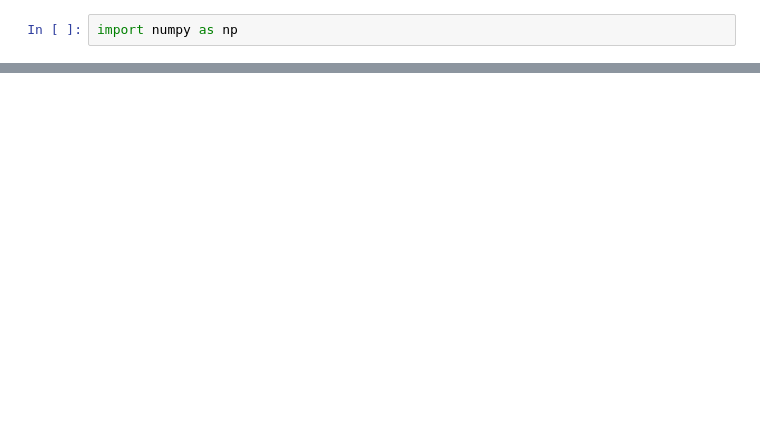
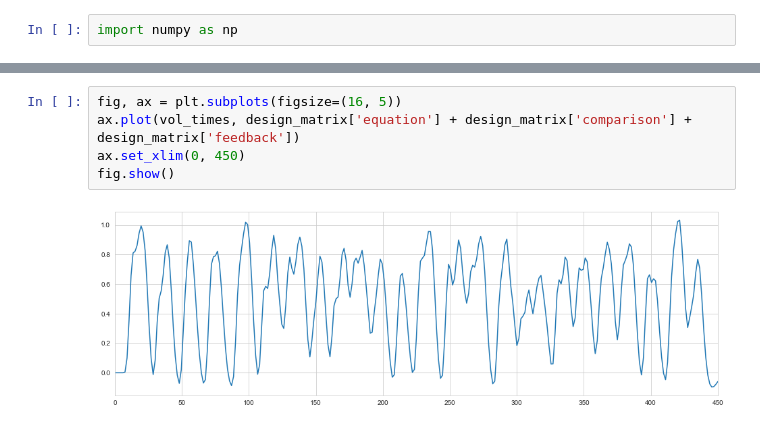
Before and after one commit to NBCLab/arithmetic-task, a Jupyter notebook: determine_timing.ipynb, the cells around one changed output, grey strips where cells are left out. Saved outputs shown, nothing was run; the diff lists cells and outputs as text; blank space fills up the shorter version.

```diff
--- a/determine_timing.ipynb
+++ b/determine_timing.ipynb
@@ -64,0 +146,7 @@ durations
+# %%
+fig, ax = plt.subplots(figsize=(16, 5))
+ax.plot(vol_times, design_matrix['equation'] + design_matrix['comparison'] + design_matrix['feedback'])
+ax.set_xlim(0, 450)
+fig.show()
+# %% [output]
+[figure, added]
```
Also changed, not shown: parts of 9 cells of this notebook.
